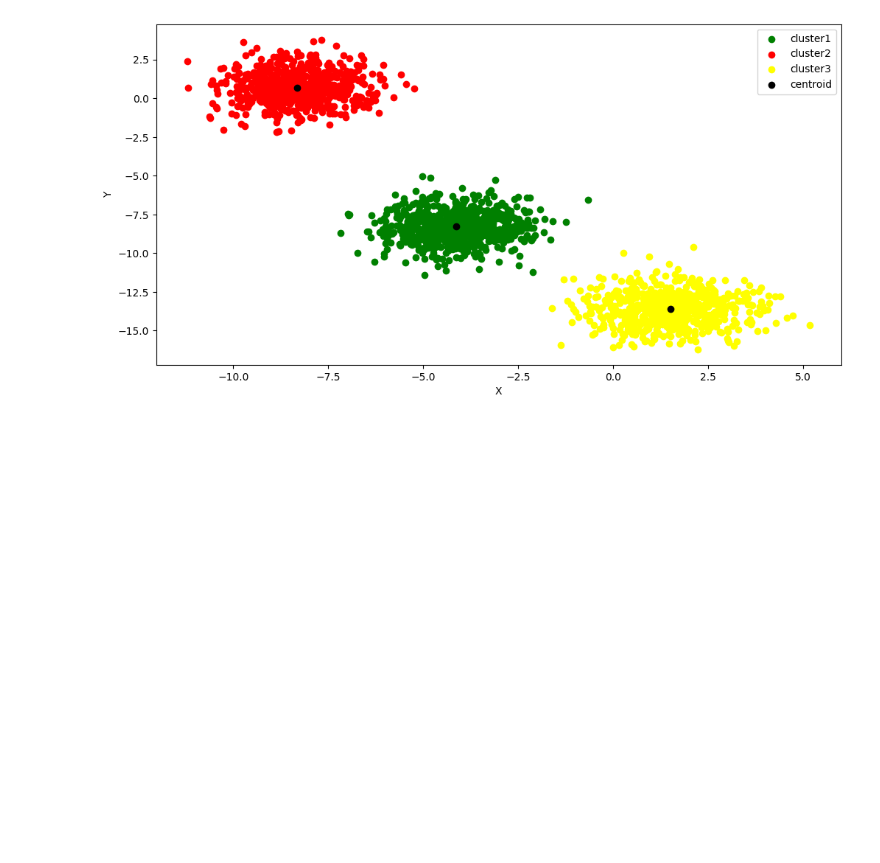
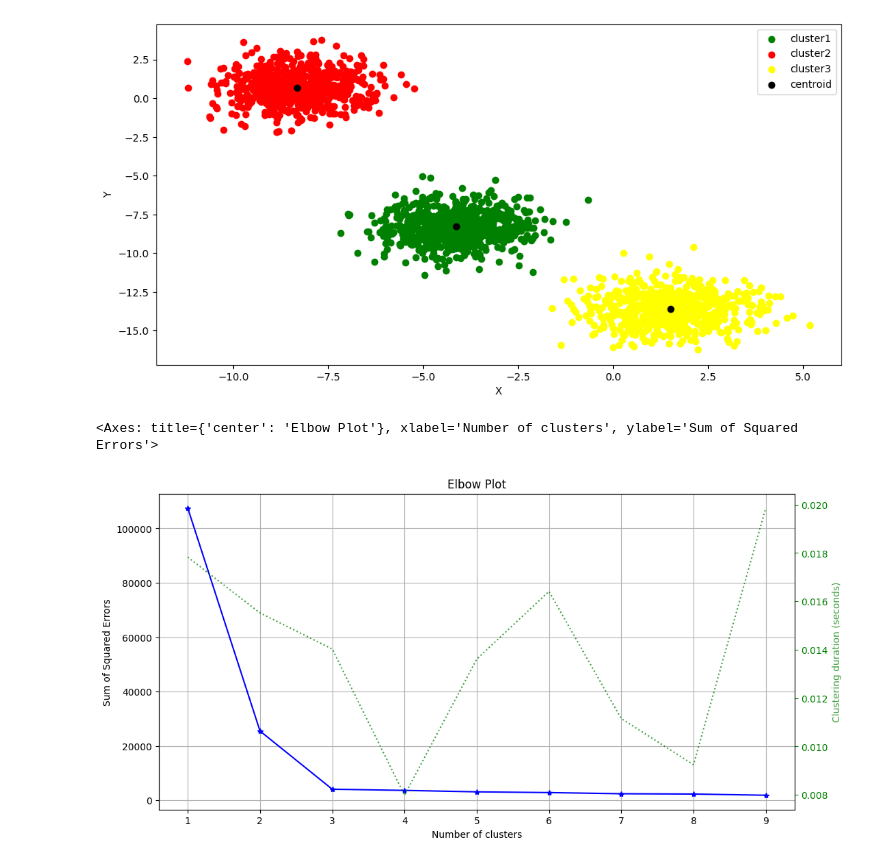
Before and after one commit to Pratyusha-Mukherjee/FSP-MachineLearning, a Jupyter notebook: day6/unsupervised learning/clustering_data_1.ipynb, the cells around one changed output. Cells and saved outputs as stored; diff of their text form; code cells hidden in the pictures; blank space fills up the shorter version.

```diff
--- a/day6/unsupervised learning/clustering_data_1.ipynb
+++ b/day6/unsupervised learning/clustering_data_1.ipynb
@@ -114,0 +117,7 @@ plt.show()
+# %%
+kmeans_elbow=KMeans()
+# %%
+skplt.cluster.plot_elbow_curve(kmeans_elbow,X=cd,cluster_ranges=range(1,10))
+# %% [output]
+<Axes: title={'center': 'Elbow Plot'}, xlabel='Number of clusters', ylabel='Sum of Squared Errors'>
+[figure, added]
```
Also changed, not shown: parts of 1 cell of this notebook.
